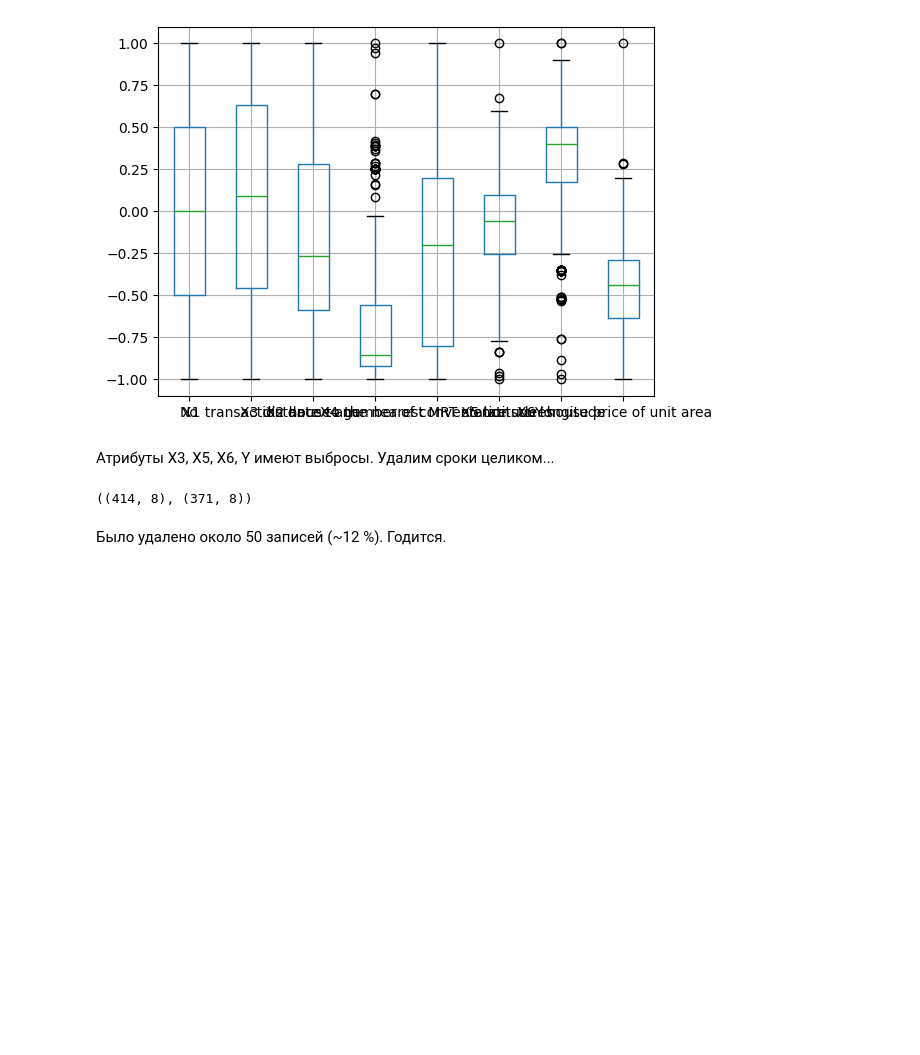
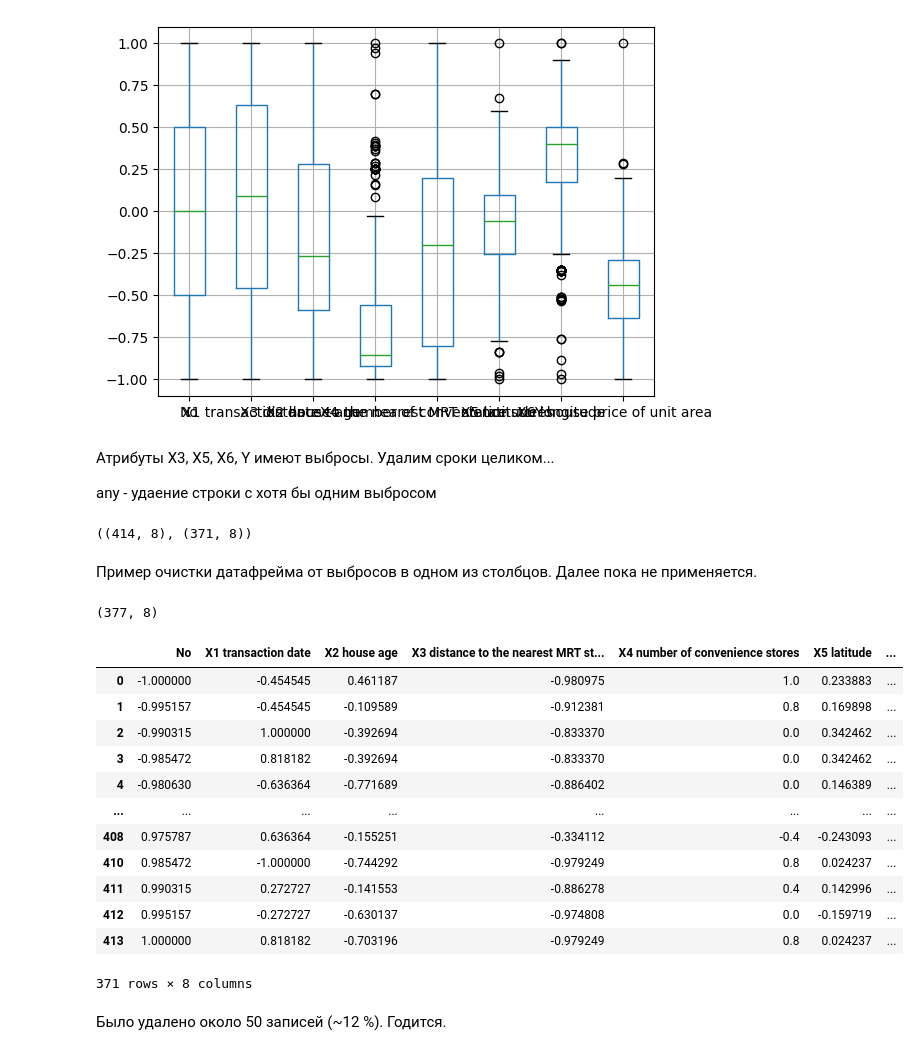
Before and after one commit to TonyRomanovskiy/DS3onl, a Jupyter notebook: Бруцкий-Стемпковский Николай/ДЗ_08_Бруцкий-Стемпковский/data_processing.ipynb, the cells around one changed output. Cells and saved outputs as stored; diff of their text form; code cells hidden in the pictures; blank space fills up the shorter version.

```diff
--- a/Бруцкий-Стемпковский Николай/ДЗ_08_Бруцкий-Стемпковский/data_processing.ipynb
+++ b/Бруцкий-Стемпковский Николай/ДЗ_08_Бруцкий-Стемпковский/data_processing.ipynb
@@ -96,6 +96,8 @@ data.boxplot();
 [figure]
 # %% [markdown]
 Атрибуты X3, X5, X6, Y имеют выбросы. Удалим сроки целиком...
+
+any - удаение строки с хотя бы одним выбросом
 # %%
 Q_1 = data.quantile(q = 0.25)
 Q_3 = data.quantile(q = 0.75)
@@ -105,5 +107,29 @@ data_clen = data[~((data < (Q_1-1.5*IQR))|(data > (Q_3+1.5*IQR))).any(axis=1)]
 # %% [output]
 ((414, 8), (371, 8))
+# %% [markdown]
+Пример очистки датафрейма от выбросов в одном из столбцов. Далее пока не применяется.
+# %%
+col = 'X3 distance to the nearest MRT station'
+data_clean_2 = data.loc[~((data[col] < (Q_1[col]-1.5*IQR[col]))|(data[col] > (Q_3[col]+1.5*IQR[col])))]
+data_clean_2.shape
+# %% [output]
+(377, 8)
+# %%
+data_clean
+# %% [output]
+|  | No | X1 transaction date | X2 house age | X3 distance to the nearest MRT st... | X4 number of convenience stores | X5 latitude | ... |
+| 0 | -1.000000 | -0.454545 | 0.461187 | -0.980975 | 1.0 | 0.233883 | ... |
+| 1 | -0.995157 | -0.454545 | -0.109589 | -0.912381 | 0.8 | 0.169898 | ... |
+| 2 | -0.990315 | 1.000000 | -0.392694 | -0.833370 | 0.0 | 0.342462 | ... |
+| 3 | -0.985472 | 0.818182 | -0.392694 | -0.833370 | 0.0 | 0.342462 | ... |
+| 4 | -0.980630 | -0.636364 | -0.771689 | -0.886402 | 0.0 | 0.146389 | ... |
+| ... | ... | ... | ... | ... | ... | ... | ... |
+| 408 | 0.975787 | 0.636364 | -0.155251 | -0.334112 | -0.4 | -0.243093 | ... |
+| 410 | 0.985472 | -1.000000 | -0.744292 | -0.979249 | 0.8 | 0.024237 | ... |
+| 411 | 0.990315 | 0.272727 | -0.141553 | -0.886278 | 0.4 | 0.142996 | ... |
+| 412 | 0.995157 | -0.272727 | -0.630137 | -0.974808 | 0.0 | -0.159719 | ... |
+| 413 | 1.000000 | 0.818182 | -0.703196 | -0.979249 | 0.8 | 0.024237 | ... |
+371 rows × 8 columns
 # %% [markdown]
 Было удалено около 50 записей (~12 %). Годится.
 # %% [markdown]
```
Also changed, not shown: parts of 5 cells of this notebook.
